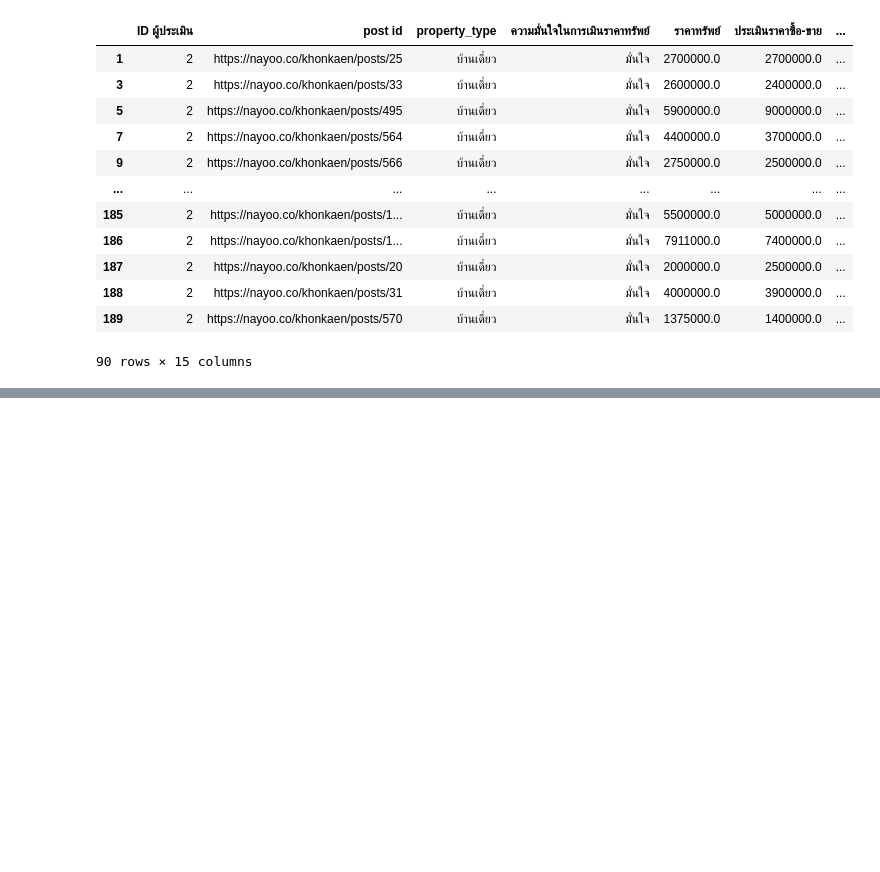
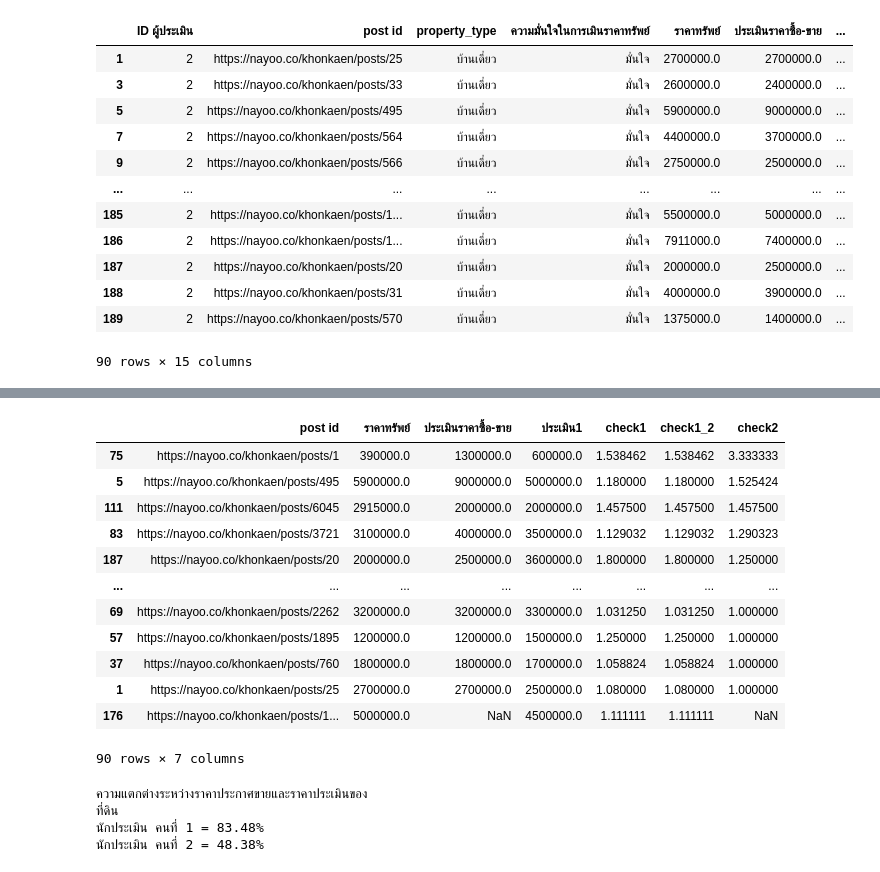
Before and after one commit to tohnperfect/bsc_dpdm22, a Jupyter notebook: [dataprep1]_property_estimator.ipynb, the cells around one changed output, grey strips where cells are left out. Cells and saved outputs as stored; diff of their text form; code cells hidden in the pictures; blank space fills up the shorter version.

```diff
--- a/[dataprep1]_property_estimator.ipynb
+++ b/[dataprep1]_property_estimator.ipynb
@@ -198,0 +371,32 @@ est2[['post id','ราคาทรัพย์']]
+# %%
+home.sort_values(by=['check2'],ascending=False)
+# %% [output]
+|  | post id | ราคาทรัพย์ | ประเมินราคาซื้อ-ขาย | ประเมิน1 | check1 | check1_2 | check2 |
+| 75 | https://nayoo.co/khonkaen/posts/1 | 390000.0 | 1300000.0 | 600000.0 | 1.538462 | 1.538462 | 3.333333 |
+| 5 | https://nayoo.co/khonkaen/posts/495 | 5900000.0 | 9000000.0 | 5000000.0 | 1.180000 | 1.180000 | 1.525424 |
+| 111 | https://nayoo.co/khonkaen/posts/6045 | 2915000.0 | 2000000.0 | 2000000.0 | 1.457500 | 1.457500 | 1.457500 |
+| 83 | https://nayoo.co/khonkaen/posts/3721 | 3100000.0 | 4000000.0 | 3500000.0 | 1.129032 | 1.129032 | 1.290323 |
+| 187 | https://nayoo.co/khonkaen/posts/20 | 2000000.0 | 2500000.0 | 3600000.0 | 1.800000 | 1.800000 | 1.250000 |
+| ... | ... | ... | ... | ... | ... | ... | ... |
+| 69 | https://nayoo.co/khonkaen/posts/2262 | 3200000.0 | 3200000.0 | 3300000.0 | 1.031250 | 1.031250 | 1.000000 |
+| 57 | https://nayoo.co/khonkaen/posts/1895 | 1200000.0 | 1200000.0 | 1500000.0 | 1.250000 | 1.250000 | 1.000000 |
+| 37 | https://nayoo.co/khonkaen/posts/760 | 1800000.0 | 1800000.0 | 1700000.0 | 1.058824 | 1.058824 | 1.000000 |
+| 1 | https://nayoo.co/khonkaen/posts/25 | 2700000.0 | 2700000.0 | 2500000.0 | 1.080000 | 1.080000 | 1.000000 |
+| 176 | https://nayoo.co/khonkaen/posts/1... | 5000000.0 | NaN | 4500000.0 | 1.111111 | 1.111111 | NaN |
+90 rows × 7 columns
+# %%
+temp = pd.read_excel('/content/drive/MyDrive/bsc_DMPM_data/คำตอบนักประเมิน.xlsx',sheet_name='ที่ดิน')
+id1 = temp[temp['ID ผู้ประเมิน']==1]
+id1 = id1.dropna(subset=['ราคาทรัพย์','ประเมินราคาซื้อ-ขาย'])
+id2 = temp[temp['ID ผู้ประเมิน']==2]
+id2 = id2.dropna(subset=['ราคาทรัพย์','ประเมินราคาซื้อ-ขาย'])
+id1MAPE = MAPE(id1['ประเมินราคาซื้อ-ขาย'],pd.to_numeric(id1['ราคาทรัพย์']))
+id2MAPE = MAPE(id2['ประเมินราคาซื้อ-ขาย'],pd.to_numeric(id2['ราคาทรัพย์']))
+print(f'ความแตกต่างระหว่างราคาประกาศขายและราคาประเมินของ\nที่ดิน\nนักประเมิน คนที่ 1 = {id1MAPE*100:.2f}%\nนักประเมิน คนที่ 2 = {id2MAPE*100:.2f}%')
+id2['ประเมิน2'] = id2['post id'].map(id1.set_index('post id')['ประเมินราคาซื้อ-ขาย'])
+id2_d = id2.dropna(subset=['ประเมินราคาซื้อ-ขาย','ประเมิน2','ราคาทรัพย์'])
+# %% [output]
+ความแตกต่างระหว่างราคาประกาศขายและราคาประเมินของ
+ที่ดิน
+นักประเมิน คนที่ 1 = 83.48%
+นักประเมิน คนที่ 2 = 48.38%
```
Also changed, not shown: parts of 20 cells of this notebook.
